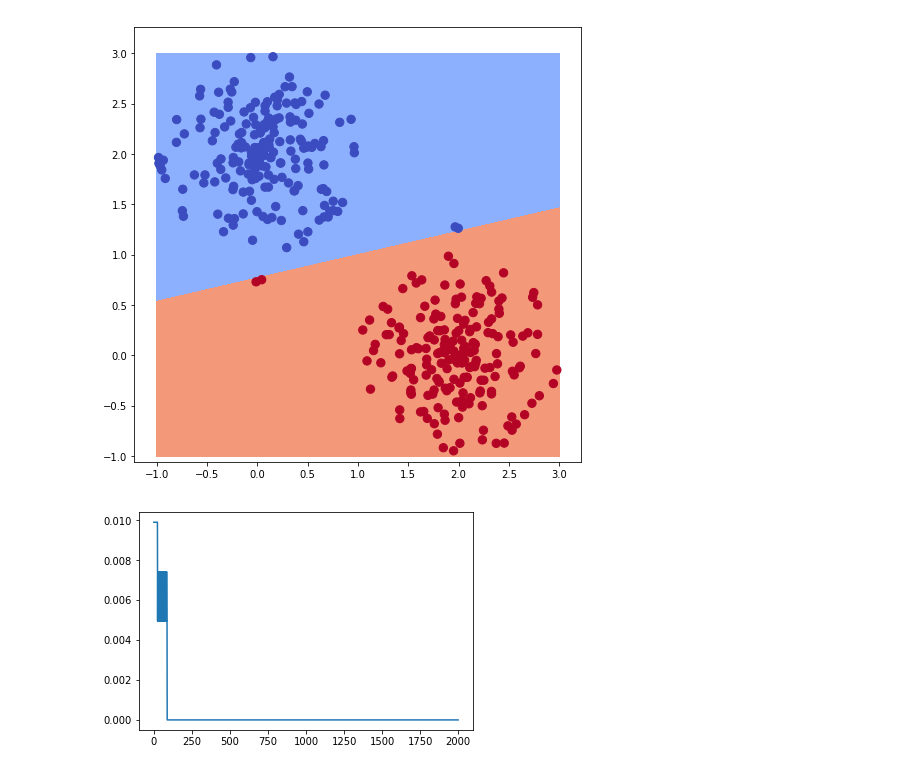
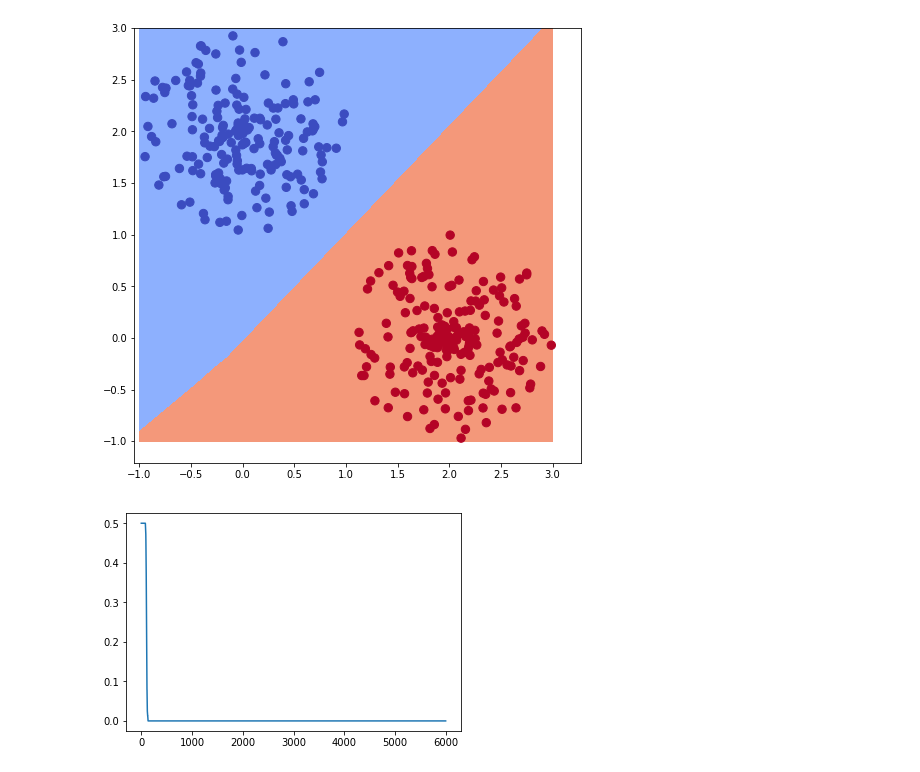
Before and after one commit to mriberodiaz/adversarial_weights, a Jupyter notebook: 2d_toy_example-Reweighting.ipynb, the cells around one changed output. Saved outputs shown, nothing was run; the diff lists cells and outputs as text; code cells hidden in the pictures.

```diff
--- a/2d_toy_example-Reweighting.ipynb
+++ b/2d_toy_example-Reweighting.ipynb
@@ -39,7 +39,7 @@ X2 = uniform_circle_samples(c2, 1, numpts)
 epsilon = 0.25
 x_red = np.asarray([0, 1-epsilon]); x_blu = np.asarray([2, 1+epsilon])
 numpts2 = max(int(numpts/100), 1)
-# numpts2 = 0
+numpts2 = 0
 X1_b = uniform_circle_samples(x_blu, epsilon/3, numpts2); X2_b = uniform_circle_samples(x_red, epsilon/3, numpts2)
 if np.shape(X1_b)[0] > 0 and np.shape(X2_b)[0] > 0:
     X1 = np.vstack([X1, X1_b]); X2 = np.vstack([X2, X2_b])
@@ -76,7 +76,7 @@ Network Layer Sizes
 #---------- Initialize GD Method -----------------
 
 batch_size = 2*(numpts+numpts2)
-# batch_size = 1
+batch_size = 1
 
 if batch_size == 1:
     numsteps = 6000
@@ -96,7 +96,7 @@ loss_weighting = torch.Tensor(np.ones([numpts_total]))
 # Train NN:
 print('===============Training Network============')
 errors = []
-opt = optim.SGD(net.parameters(), lr=lr)
+opt = optim.Adam(net.parameters(), lr=1e-3)
 start = time.time()
 for i in range(numsteps):
     indices = [elem for elem in range(0,np.shape(X)[0])]
@@ -136,6 +136,6 @@ Elapsed Time: 11.003702402114868
 final error:  tensor(0.)
-[figure, old version]
+[figure, new version]
-[figure, old version]
+[figure, new version]
 # %%
 def as_numpy(tensor_or_array):
     """ If given a tensor or numpy array returns that object cast numpy array
```
Also changed, not shown: parts of 4 cells of this notebook, 2 other files.
